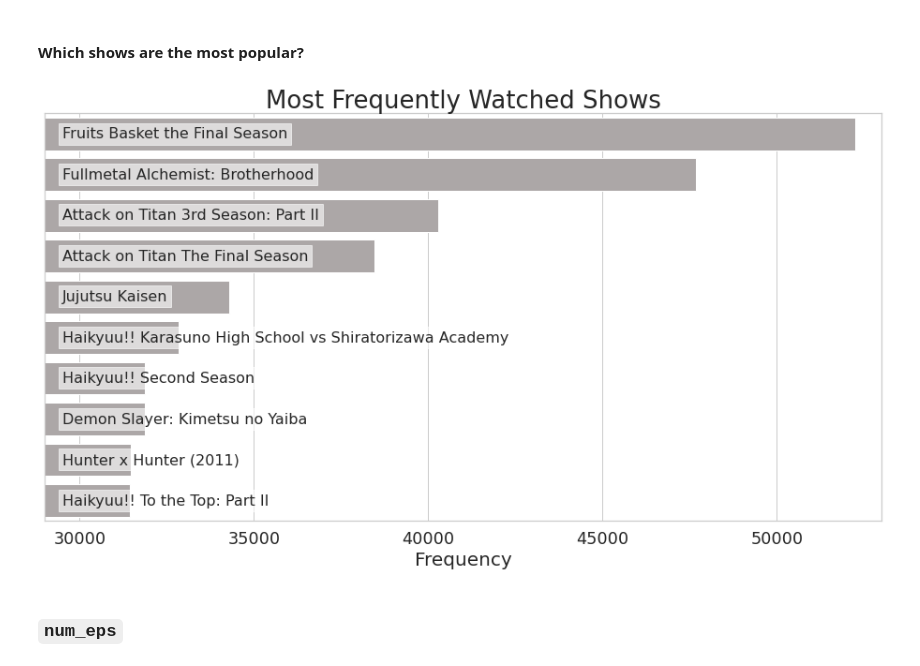
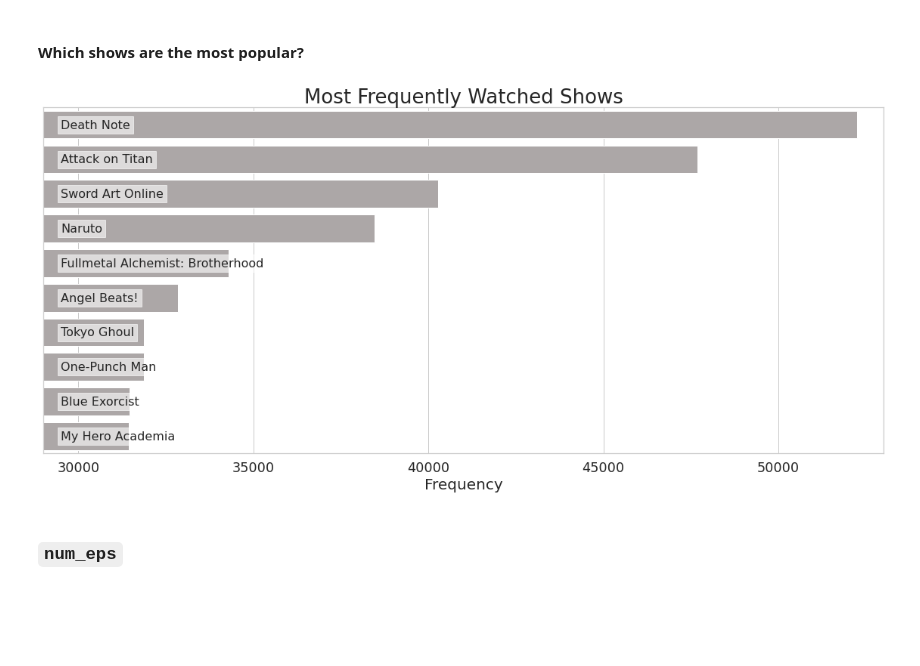
Before and after one commit to alancmathew/anime-recommendation-engine, a Jupyter notebook: notebooks/08_univariateAnalysis.ipynb, the cells around one changed output. Saved outputs shown, nothing was run; the diff lists cells and outputs as text; code cells hidden in the pictures; blank space fills up the shorter version.

```diff
--- a/notebooks/08_exploratoryDataAnalysis.ipynb
+++ b/notebooks/08_univariateAnalysis.ipynb
@@ -45,19 +46,21 @@ df['title'].nunique()
 # %%
 fig = plt.figure(figsize=(16, 8))
 sns.set_theme(font_scale=1.6, style='whitegrid')
 sns.countplot(y='title', data=df,
               order=df['title'].value_counts().iloc[:10].index,
               color=grey, saturation=1)
 plt.title('Most Frequently Watched Shows', fontdict={'fontsize':26})
 plt.xlabel('Frequency', fontdict={'fontsize':20})
 plt.ylabel('')
 plt.yticks([])
 plt.xlim(29000, 53000)
-for idx, val in enumerate(top10['title']):
+for idx, val in enumerate(df['title'].value_counts().iloc[:10].index):
     plt.text(29500, idx+0.1, val, fontdict={'fontsize':16, 'backgroundcolor':(1, 1, 1, 0.6)})
+plt.tight_layout()
 plt.show()
+fig.savefig('../assets/01_title_top10.png', dpi=200)
 # %% [output]
-[figure, old version]
+[figure, new version]
 # %% [markdown]
 ### `num_eps`
 # %%
```
Also changed, not shown: parts of 42 cells of this notebook, 4 other files.
